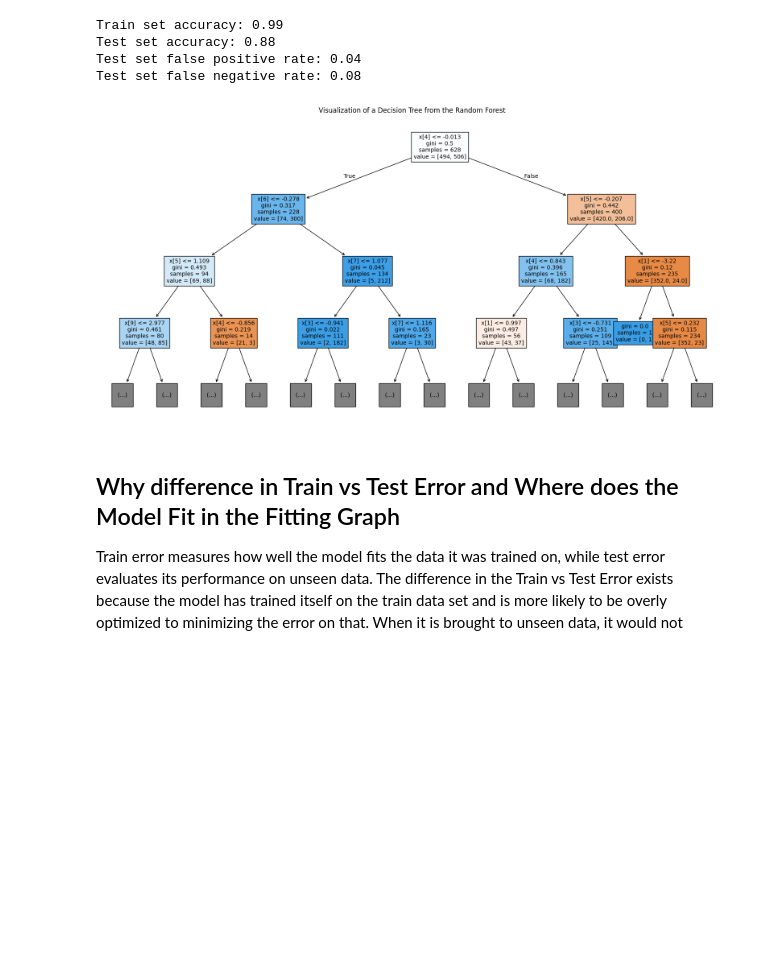
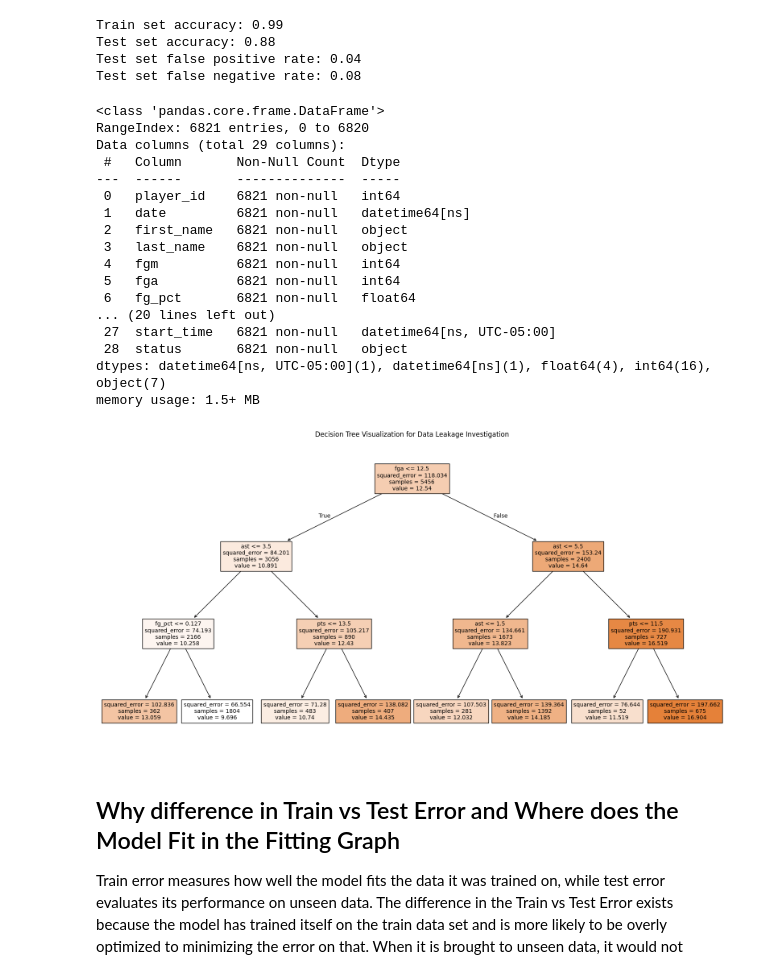
Before and after one commit to D2jc/PrizePicksPredictor, a Jupyter notebook: Second_Model.ipynb, the cells around one changed output. Drawn from its saved outputs; the diff is of its cells as text; code cells hidden in the pictures; blank space fills up the shorter version.

```diff
--- a/Second_Model.ipynb
+++ b/Second_Model.ipynb
@@ -161,28 +161,66 @@ Test set accuracy: 0.88
 Test set false positive rate: 0.04
 Test set false negative rate: 0.08
 # %%
-from sklearn.ensemble import RandomForestClassifier
-from sklearn.datasets import make_classification
-from sklearn.tree import plot_tree
+from sklearn.model_selection import train_test_split
+from sklearn.tree import DecisionTreeRegressor
 
-X, y = make_classification(n_samples=1000, n_features=10, n_informative=5, n_classes=2, random_state=42)
+prizepicks_path = 'data/prizepicks_cleaned.json'
+preprocessed_path = 'data/preprocessed.json'
 
-random_forest_model = RandomForestClassifier(
-    n_estimators=50,
-    max_depth=None,
-    max_features='sqrt',
-    min_samples_split=5,
-    random_state=42
-)
+prizepicks_df = pd.read_json(prizepicks_path)
+preprocessed_df = pd.read_json(preprocessed_path)
 
-random_forest_model.fit(X, y)
 
+# Create a combined name column in the preprocessed DataFrame for matching
+preprocessed_df['name'] = preprocessed_df['first_name'] + " " + preprocessed_df['last_name']
+
+# Attempt merging using the 'name' column
+merged_df = pd.merge(preprocessed_df, prizepicks_df, how="inner", on="name")
+
+# Display the merged DataFrame structure to ensure correctness
+merged_df.info(), merged_df.head()
+
+# Define features (player statistics) and target (line_score)
+features = [
+    "fgm", "fga", "fg_pct", "fg3m", "fg3a", "fg3_pct",
+    "ftm", "fta", "ft_pct", "oreb", "dreb", "reb",
+    "ast", "stl", "blk", "turnover", "pf", "pts"
+]
+target = "line_score"
+
+# Split data into training and testing sets
+X = merged_df[features]
+y = merged_df[target]
+X_train, X_test, y_train, y_test = train_test_split(X, y, test_size=0.2, random_state=42)
+
+# Train a decision tree regressor
+leakage_tree = DecisionTreeRegressor(max_depth=3, random_state=42)
+leakage_tree.fit(X_train, y_train)
+
+# Evaluate and visualize the decision tree
 plt.figure(figsize=(20, 10))
-plot_tree(random_forest_model.estimators_[0], filled=True, max_depth=3, fontsize=10)
-plt.title("Visualization of a Decision Tree from the Random Forest")
+plot_tree(leakage_tree, filled=True, feature_names=features, fontsize=10)
+plt.title("Decision Tree Visualization for Data Leakage Investigation")
 plt.show()
 # %% [output]
+<class 'pandas.core.frame.DataFrame'>
+RangeIndex: 6821 entries, 0 to 6820
+Data columns (total 29 columns):
+ #   Column       Non-Null Count  Dtype
+---  ------       --------------  -----
+ 0   player_id    6821 non-null   int64
+ 1   date         6821 non-null   datetime64[ns]
+ 2   first_name   6821 non-null   object
+ 3   last_name    6821 non-null   object
+ 4   fgm          6821 non-null   int64
+ 5   fga          6821 non-null   int64
+ 6   fg_pct       6821 non-null   float64
+... (20 lines left out)
+ 27  start_time   6821 non-null   datetime64[ns, UTC-05:00]
+ 28  status       6821 non-null   object
+dtypes: datetime64[ns, UTC-05:00](1), datetime64[ns](1), float64(4), int64(16), object(7)
+memory usage: 1.5+ MB
-[figure, old version]
+[figure, new version]
 # %% [markdown]
 ## Why difference in Train vs Test Error and Where does the Model Fit in the Fitting Graph
 
```
Also changed, not shown: 2 other files.
